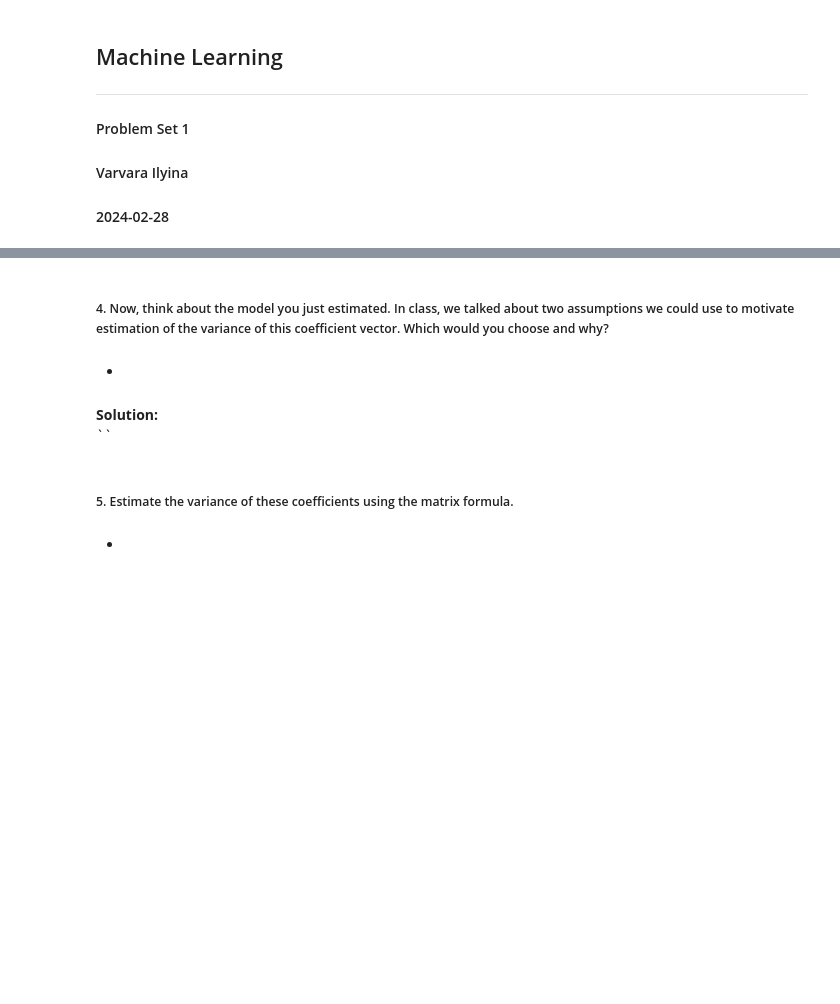
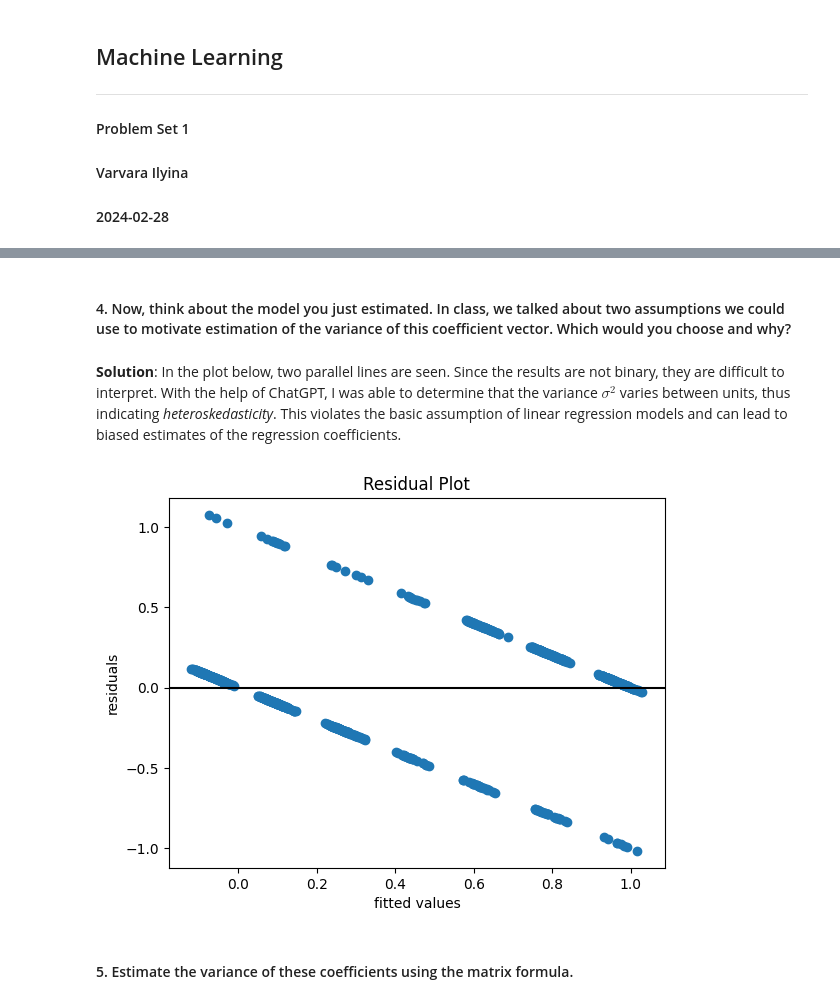
Before and after one commit to varvarailyina/MachineLearning2024_Hertie_School, a Jupyter notebook: hw/ML_ps1_ilyina.ipynb, the cells around one changed output, grey strips where cells are left out. Saved outputs shown, nothing was run; the diff lists cells and outputs as text; code cells hidden in the pictures; blank space fills up the shorter version.

```diff
--- a/hw/ML_ps1_ilyina.ipynb
+++ b/hw/ML_ps1_ilyina.ipynb
@@ -82,11 +184,17 @@ __Solution:__ \
 # %% [markdown]
-##### 4. Now, think about the model you just estimated. In class, we talked about two assumptions we could use to motivate estimation of the variance of this coefficient vector. Which would you choose and why?
+#### 4. Now, think about the model you just estimated. In class, we talked about two assumptions we could use to motivate estimation of the variance of this coefficient vector. Which would you choose and why?
-# %% [markdown]
-*
-# %% [markdown]
-__Solution:__ \
-``
+# %% [markdown]
+__Solution__: In the plot below, two parallel lines are seen. Since the results are not binary, they are difficult to interpret. With the help of ChatGPT, I was able to determine that the variance $\sigma^{2}$ varies between units, thus indicating _heteroskedasticity_. This violates the basic assumption of linear regression models and can lead to biased estimates of the regression coefficients.
+# %%
+residuals = sm_results.resid
+
+plt.scatter(sm_results.fittedvalues, residuals)
+plt.title("Residual Plot")
+plt.xlabel("fitted values")
+plt.ylabel("residuals")
+plt.axhline(y = 0, color = 'black', linestyle = '-')
+plt.show()
+# %% [output]
+[figure, added]
 # %% [markdown]
-##### 5. Estimate the variance of these coefficients using the matrix formula.
+#### 5. Estimate the variance of these coefficients using the matrix formula.
-# %% [markdown]
-*
```
Also changed, not shown: parts of 41 cells of this notebook, 1 other file.
